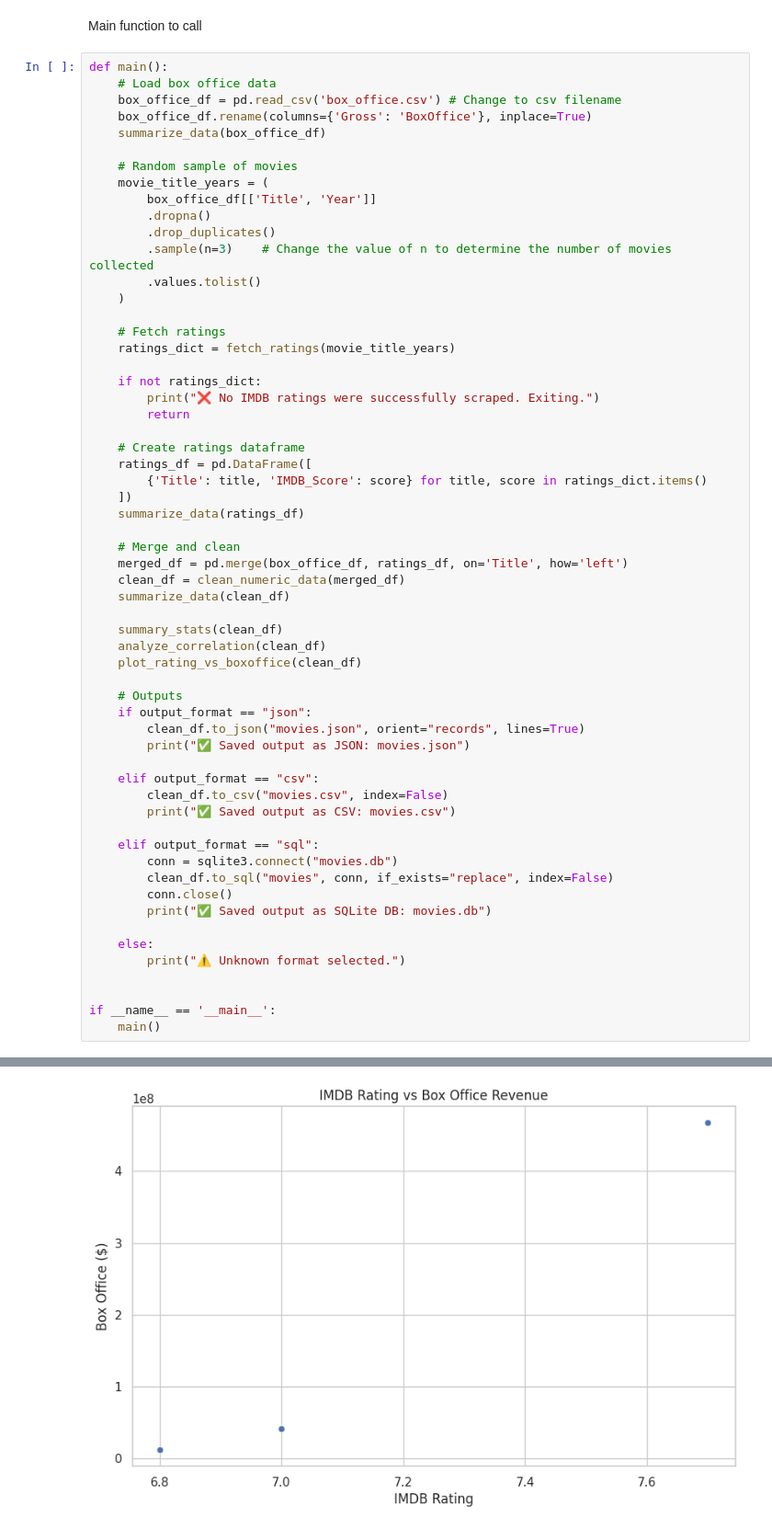
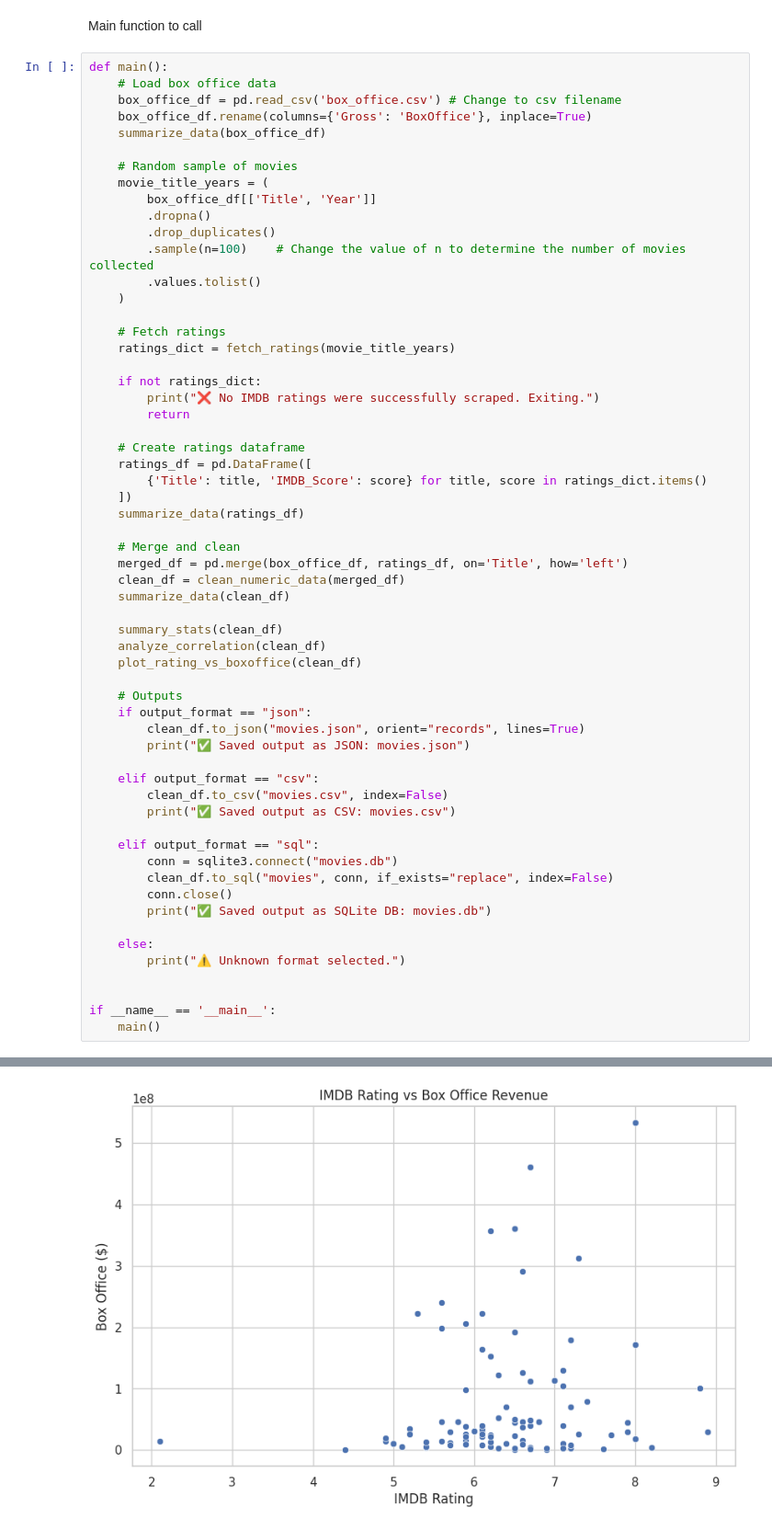
Before and after one commit to austincychun/ds2002project1, a Jupyter notebook: project1.ipynb, the cells around one changed output, grey strips where cells are left out. Shown: that part at 92% size. Drawn from its saved outputs; the diff is of its cells as text.

```diff
--- a/project1.ipynb
+++ b/project1.ipynb
@@ -118,7 +118,7 @@ def main():
         box_office_df[['Title', 'Year']]
         .dropna()
         .drop_duplicates()
-        .sample(n=3)    # Change the value of n to determine the number of movies collected
+        .sample(n=100)    # Change the value of n to determine the number of movies collected
         .values.tolist()
     )
 
@@ -186 +186 @@ P-value: 0.0993
-[figure, old version]
+[figure, new version]
```
Also changed, not shown: parts of 2 cells of this notebook.
